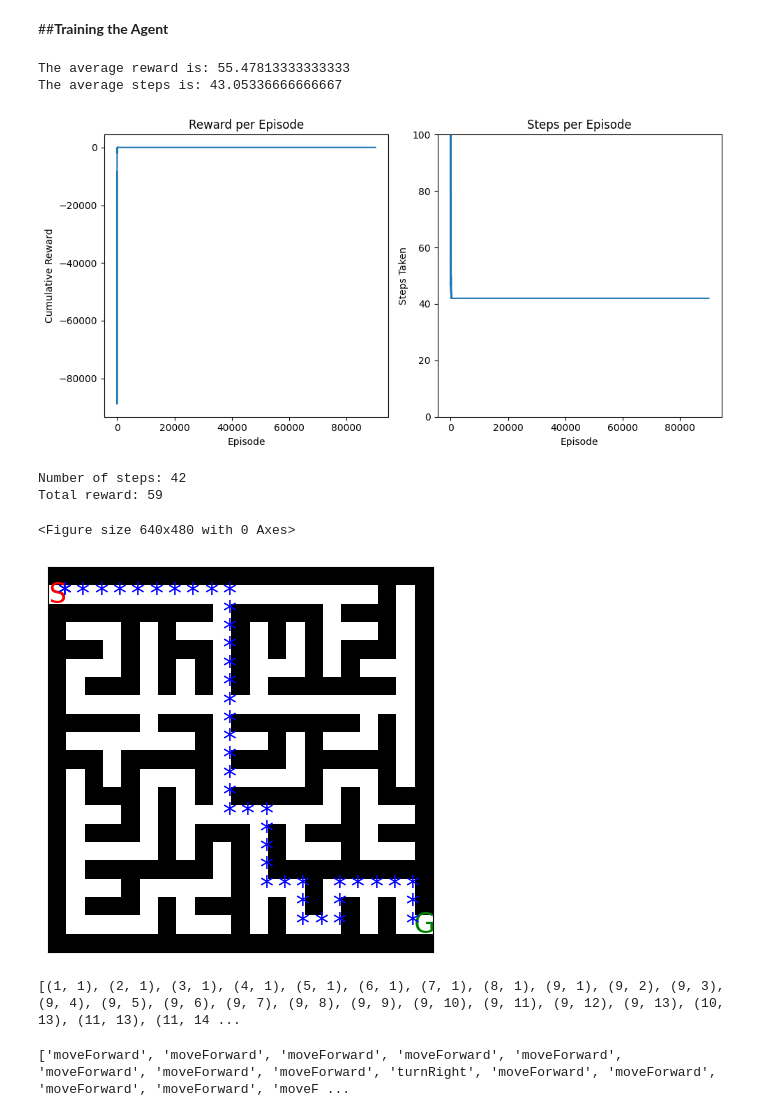
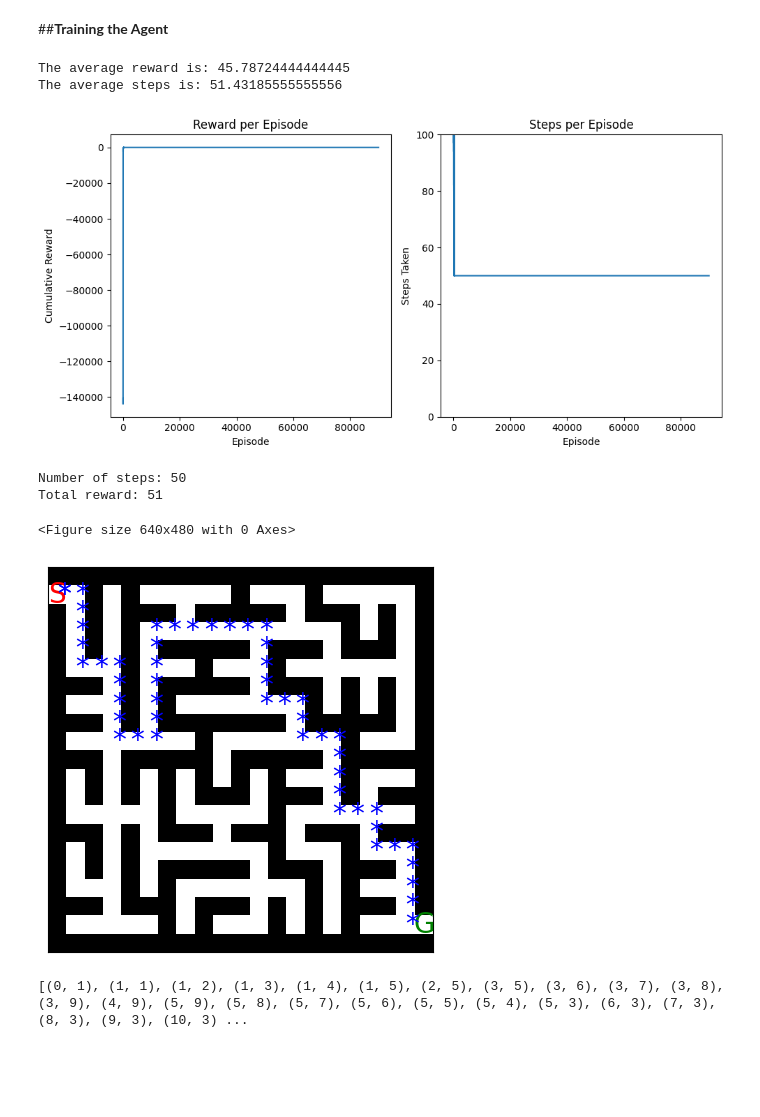
Before and after one commit to bharatramanaik/Maze-solver-bot, a Jupyter notebook: FinalMaze_gdrive.ipynb, the cells around one changed output. Saved outputs shown, nothing was run; the diff lists cells and outputs as text; code cells hidden in the pictures; blank space fills up the shorter version.

```diff
--- a/FinalMaze_gdrive.ipynb
+++ b/FinalMaze_gdrive.ipynb
@@ -110,7 +110,7 @@ def generate_matrix(image_path):
 # [0, 1, 0, 1, 1, 1, 1, 1, 1, 1, 1, 1, 1, 1, 1, 1, 1, 1, 1, 1, 1,],
 # [0, 0, 0, 0, 0, 0, 0, 0, 0, 0, 0, 0, 0, 0, 0, 0, 0, 0, 0, 0, 0,]
 # ])
-maze_layout=generate_matrix("E:/Major_project/Major Project/Major Project/Final_model/archive/1.png")
+maze_layout=generate_matrix("E:/Major_project/Major Project/Major Project/Final_model/archive/3.png")
 # Create an instance of the maze and set the starting and ending positions
 maze = Maze(maze_layout, (0, 1), (20, 19))
 # Visualize the maze
@@ -338,21 +338,21 @@ agent = QLearningAgent(maze)
 train_agent(agent, maze, num_episodes=90000)
 agent.save_model('q_table.pkl')
 # %% [output]
-The average reward is: 55.47813333333333
-The average steps is: 43.05336666666667
+The average reward is: 45.78724444444445
+The average steps is: 51.43185555555556
-[figure, old version]
+[figure, new version]
 # %%
 # Testing the agent after training
 # agent = QLearningAgent(maze)
 mypath=test_agent(agent, maze, num_episodes=100)
-mypath.remove((0,1))
+# mypath.remove((0,1))
 print(mypath)
 # %% [output]
-Number of steps: 42
-Total reward: 59
+Number of steps: 50
+Total reward: 51
 <Figure size 640x480 with 0 Axes>
-[figure, old version]
+[figure, new version]
-[(1, 1), (2, 1), (3, 1), (4, 1), (5, 1), (6, 1), (7, 1), (8, 1), (9, 1), (9, 2), (9, 3), (9, 4), (9, 5), (9, 6), (9, 7), (9, 8), (9, 9), (9, 10), (9, 11), (9, 12), (9, 13), (10, 13), (11, 13), (11, 14 ...
+[(0, 1), (1, 1), (1, 2), (1, 3), (1, 4), (1, 5), (2, 5), (3, 5), (3, 6), (3, 7), (3, 8), (3, 9), (4, 9), (5, 9), (5, 8), (5, 7), (5, 6), (5, 5), (5, 4), (5, 3), (6, 3), (7, 3), (8, 3), (9, 3), (10, 3) ...
 # %%
 def generate_movement_instructions(path):
     """
@@ -404,9 +404,8 @@ def generate_movement_instructions(path):
 # Example usage with a discontinuous path
 # path = [ (0, 1), (1, 1), (2, 1), (3, 1), (3, 2), (3, 3), (2, 3), (1, 3), (1, 4), (1, 5), (1, 6), (1, 7), (1, 8), (1, 9), (2, 9), (3, 9), (3, 8), (3, 7), (4, 7), (5, 7), (6, 7), (7, 7), (8, 7), (9, 7), (10, 7), (11, 7), (11, 8), (11, 9), (11, 10), (11, 11), (11, 12), (11, 13), (12, 13), (13, 13), (14, 13), (15, 13), (15, 12), (15, 11), (16, 11), (17, 11), (17, 12), (17, 13), (17, 14), (17, 15), (17, 16), (17, 17), (17, 18), (17, 19), (18, 19), (19, 19)]
 instructions = generate_movement_instructions(mypath)
-print(instructions)
+with open('Path.txt','w') as file:
+    file.write("\n".join(instructions))
-# %% [output]
-['moveForward', 'moveForward', 'moveForward', 'moveForward', 'moveForward', 'moveForward', 'moveForward', 'moveForward', 'turnRight', 'moveForward', 'moveForward', 'moveForward', 'moveForward', 'moveF ...
 # %%
 import paho.mqtt.client as mqtt
 
```
Also changed, not shown: parts of 1 cell of this notebook, 1 other file.
